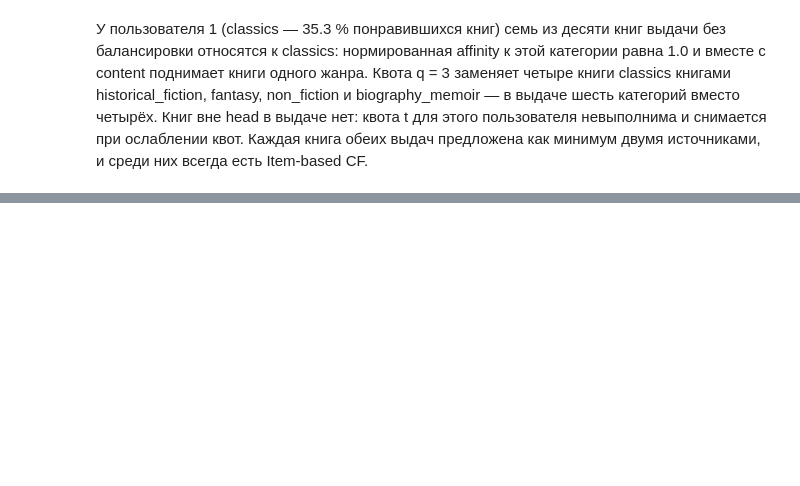
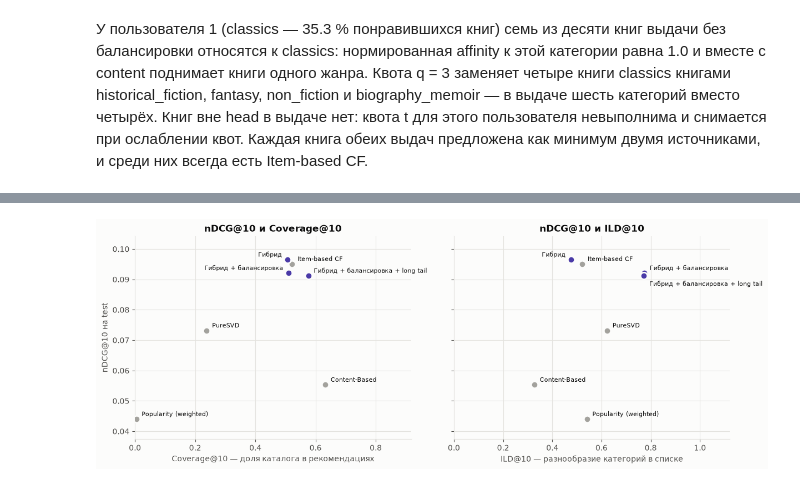
Before and after one commit to a-kapset/Rec_Systems_Session_Project, a Jupyter notebook: notebooks/hybrid_recsys.ipynb, the cells around one changed output, grey strips where cells are left out. Drawn from its saved outputs; the diff is of its cells as text; code cells hidden in the pictures; blank space fills up the shorter version.

```diff
--- a/notebooks/hybrid_recsys.ipynb
+++ b/notebooks/hybrid_recsys.ipynb
@@ -406,0 +499,22 @@ balance_variants["Гибрид + квоты (q=3, t=3)"].explain(example_user, d
+# %%
+cold_recs = {
+    config.MODEL_LABELS[name]: cold_model.models[name].recommend(
+        cold_eval.user_ids, 10, exclude=cold_eval.seen
+    )
+    for name in ("popularity", "content", "item_cf", "pure_svd")
+}
+cold_recs["Гибрид (стартовые веса)"] = cold_model.with_params(
+    weights=config.HYBRID_START_WEIGHTS
+).rank(cold_scored, 10, cold_eval.seen)
+cold_recs["Гибрид"] = cold_model.with_params(weights=tuned_weights).rank(
+    cold_scored, 10, cold_eval.seen
+)
+by_length = {}
+for n in config.COLD_HISTORY_LENGTHS:
+    part = evaluation.subset(cold_eval, cold_eval.user_ids[cold_lengths == n])
+    part_recs = {name: evaluation.align_rows(r, cold_eval, part) for name, r in cold_recs.items()}
+    by_length[n] = evaluation.compare_recommendations(part_recs, part, ks=(10,))["ndcg"]
+cold_valid = evaluation.compare_recommendations(cold_recs, cold_eval, ks=(10,)).xs(10, level="k")
+cold_valid[["ndcg", "recall", "hit_rate", "coverage"]].join(
+    pd.DataFrame(by_length).droplevel("k").add_prefix("ndcg, n=")
+)
@@ -406,0 +536,9 @@ balance_variants["Гибрид + квоты (q=3, t=3)"].explain(example_user, d
+# %%
+from recsys.balancing import Quotas
+
+tuned_model = hybrid_model.with_params(weights=tuned_weights)
+quota_variants = hybrid.quota_grid()
+quota_table = hybrid.search_quotas(tuned_model, scored, eval_set, quota_variants)
+selected_quotas = hybrid.select_quotas(quota_table, quota_variants)
+print(f"Выбранные квоты: {selected_quotas.label}")
+quota_table.assign(ndcg_change=quota_table["ndcg"] / quota_table.loc["без квот", "ndcg"] - 1)
@@ -406,0 +642,6 @@ balance_variants["Гибрид + квоты (q=3, t=3)"].explain(example_user, d
+# %%
+tradeoff_models = [*figure_models, "Гибрид + балансировка + long tail"]
+fig = plots.plot_tradeoff(test_k10.loc[tradeoff_models])
+plots.save_figure(fig, "accuracy_diversity");
+# %% [output]
+[figure, added]
```
Also changed, not shown: parts of 39 cells of this notebook, 15 other files.
